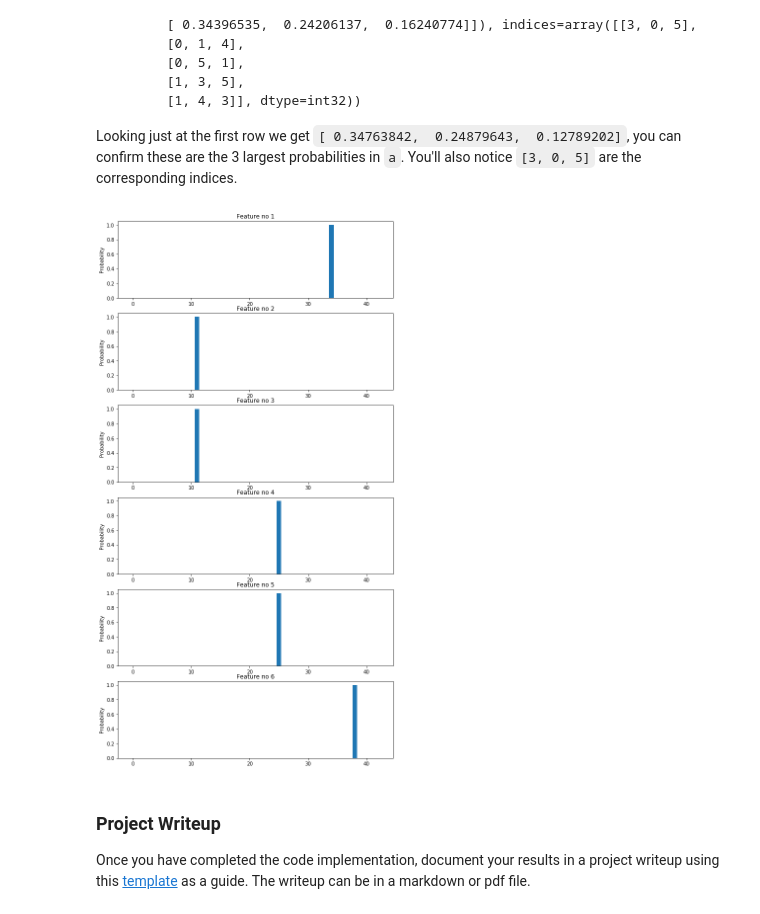
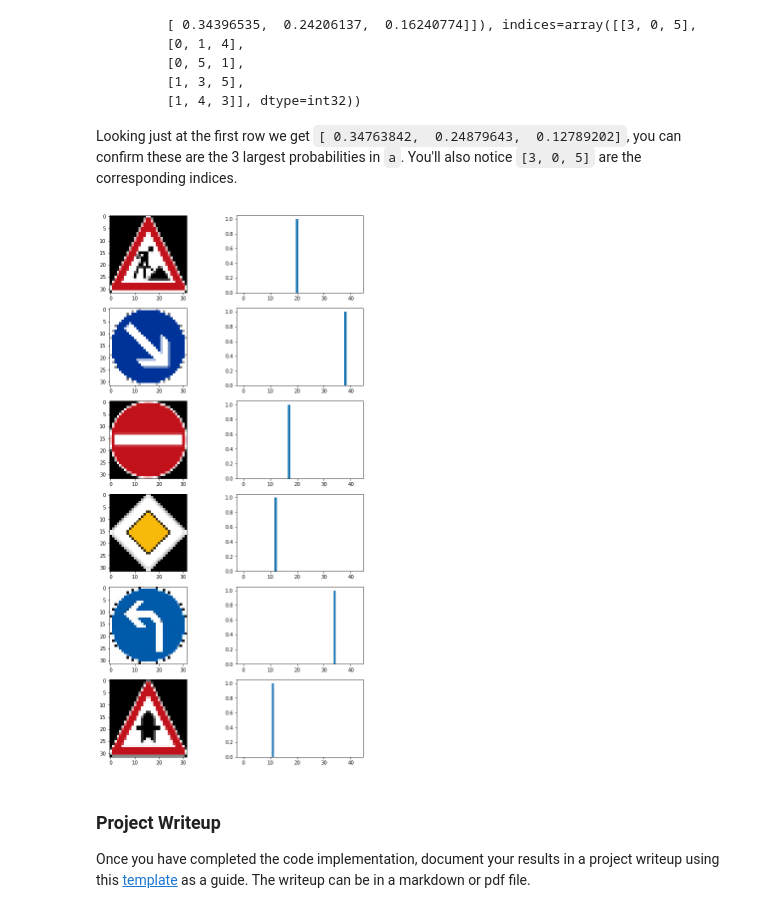
Before and after one commit to jamestouri/Classifying-Traffic-Signs, a Jupyter notebook: Final_Submission_Sign_Classifier.ipynb, the cells around one changed output. Drawn from its saved outputs; the diff is of its cells as text; code cells hidden in the pictures.

```diff
--- a/Final_Submission_Sign_Classifier.ipynb
+++ b/Final_Submission_Sign_Classifier.ipynb
@@ -221,11 +236,9 @@ def augment_all(data):
         rand_number = random.randint(0, 6)
         if rand_number == 0:
             x = translate_random(x)
-        if rand_number == 1:
-            x = add_blur(x)
         if rand_number == 2:
             x = add_noise(x)
-        if rand_number == 3:
+        if rand_number == 1 or 3:
             x = sharpen_img(x)
     return data
 # %% [markdown]
@@ -507,7 +520,7 @@ the_axis = the_axis.ravel()
 internet_images = []
 
 
-for i, img in enumerate(glob.glob('./internet-images/*.png')):
+for i, img in enumerate(glob.glob('./Internet-Signs/*.png')):
     image = cv2.imread(img)
     image = cv2.resize(image, (32, 32))
     the_axis[i].axis('off')
@@ -547,8 +560,10 @@ Test Set Accuracy  0.83333337307
 ### Calculate the accuracy for these 5 new images.
 ### For example, if the model predicted 1 out of 5 signs correctly, it's 20% accurate on these new images.
 softmax_logits = tf.nn.softmax(logits)
-top_k = tf.nn.top_k(softmax_logits, k=3)
+top_k = tf.nn.top_k(softmax_logits, k=5)
 
+
+#Showing the top choice
 
 with tf.Session() as sess:
     sess.run(tf.global_variables_initializer())
@@ -616,16 +631,17 @@ Looking just at the first row we get `[ 0.34763842,  0.24879643,  0.12789202]`,
 # %%
 ### Print out the top five softmax probabilities for the predictions on the German traffic sign images found on the web.
 ### Feel free to use as many code cells as needed.
 
-fig, my_axis = plt.subplots(6,1, figsize=(10, 20))
+fig, my_axis = plt.subplots(6,2, figsize=(10, 20))
 my_axis = my_axis.ravel()
 
-for i in range(6):
-    my_axis[i].bar(np.arange(n_classes), softmax_logits[(i-1)])
-    my_axis[i].set_title("Feature no %d" %(i+1))
-    my_axis[i].set_ylabel('Probability')
+for i in range(12):
+    if i%2 == 0:
+        my_axis[i].imshow(cv2.cvtColor(internet_images[i//2], cv2.COLOR_BGR2RGB))
+    else:
+        my_axis[i].bar(np.arange(n_classes), softmax_logits[(i-1)//2])
 # %% [output]
-[figure, old version]
+[figure, new version]
 # %% [markdown]
 ### Project Writeup
 
```
Also changed, not shown: parts of 8 cells of this notebook, 1 other file.
